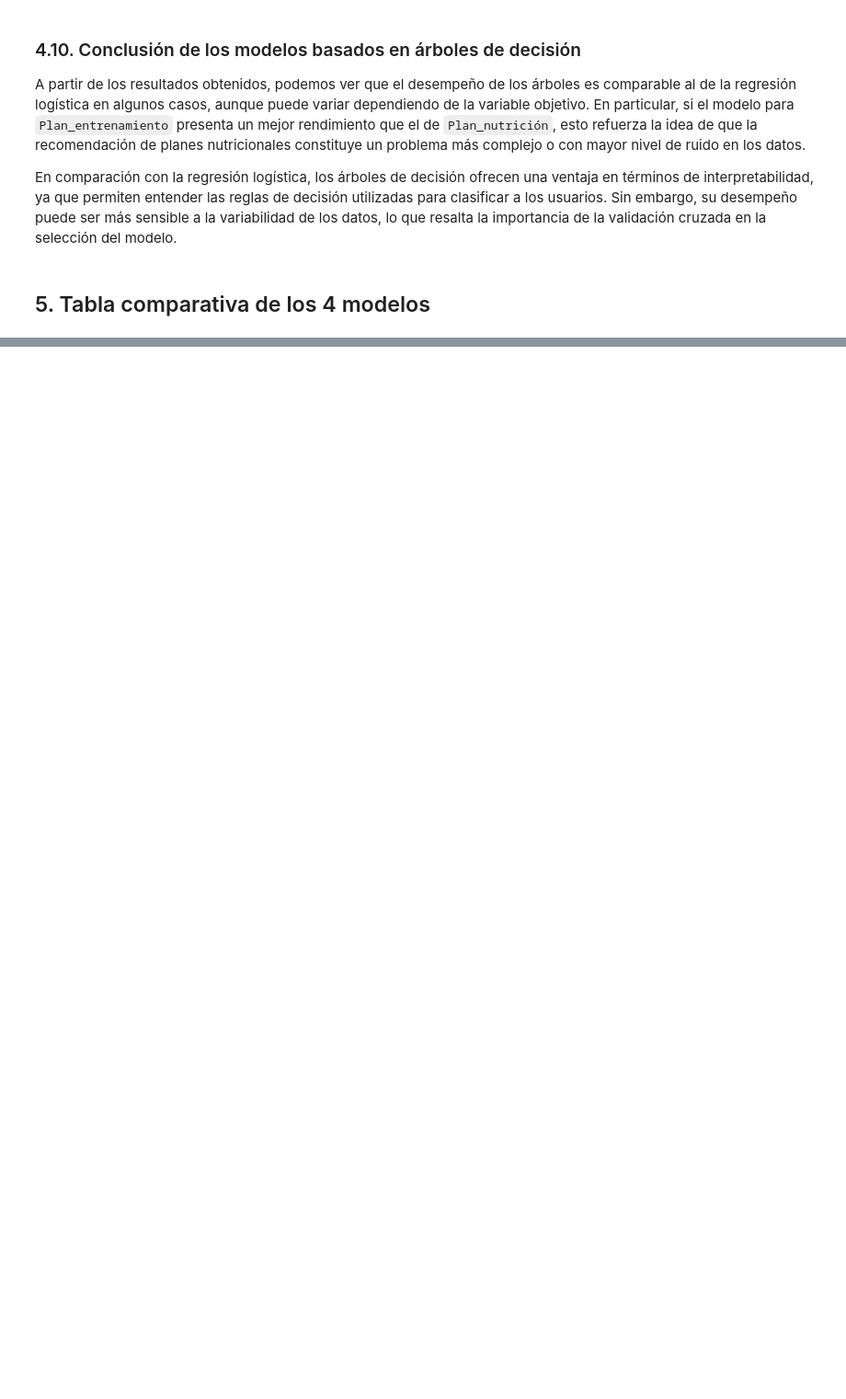
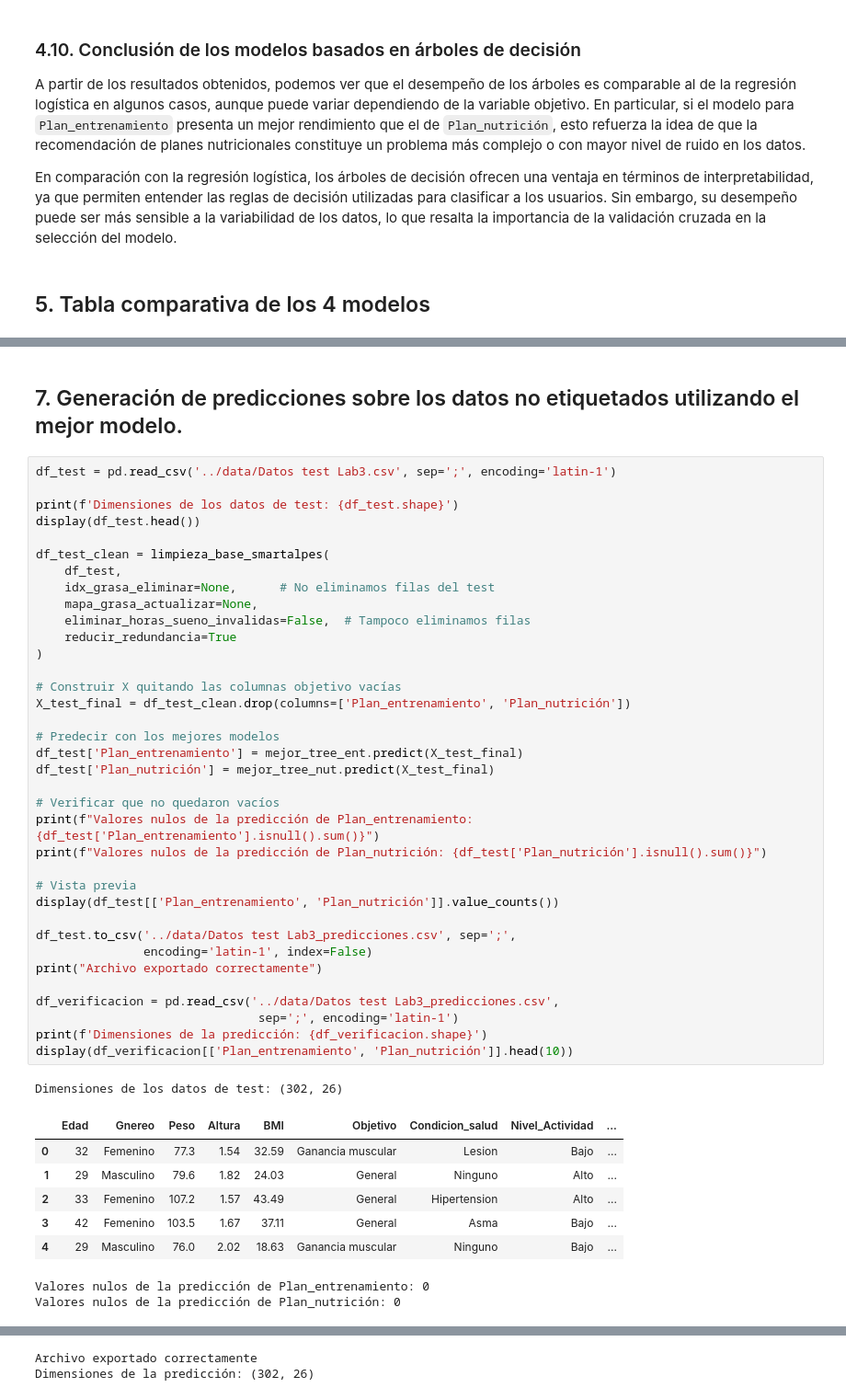
Before and after one commit to Dav1d10/MachineLearningLabs, a Jupyter notebook: Labs/Lab3.ipynb, the cells around one changed output, grey strips where cells are left out. Shown at 92% size. Saved outputs shown, nothing was run; the diff lists cells and outputs as text; blank space fills up the shorter version.

```diff
--- a/Labs/Lab3.ipynb
+++ b/Labs/Lab3.ipynb
@@ -1336,0 +1548,48 @@ En comparación con la regresión logística, los árboles de decisión ofrecen
+# %% [markdown]
+## 7. Generación de predicciones sobre los datos no etiquetados utilizando el mejor modelo.
+# %%
+df_test = pd.read_csv('../data/Datos test Lab3.csv', sep=';', encoding='latin-1')
+
+print(f'Dimensiones de los datos de test: {df_test.shape}')
+display(df_test.head())
+
+df_test_clean = limpieza_base_smartalpes(
+    df_test,
+    idx_grasa_eliminar=None,      # No eliminamos filas del test
+    mapa_grasa_actualizar=None,
+    eliminar_horas_sueno_invalidas=False,  # Tampoco eliminamos filas
+    reducir_redundancia=True
+)
+
+# Construir X quitando las columnas objetivo vacías
+X_test_final = df_test_clean.drop(columns=['Plan_entrenamiento', 'Plan_nutrición'])
+
+# Predecir con los mejores modelos
+df_test['Plan_entrenamiento'] = mejor_tree_ent.predict(X_test_final)
+df_test['Plan_nutrición'] = mejor_tree_nut.predict(X_test_final)
+
+# Verificar que no quedaron vacíos
+print(f"Valores nulos de la predicción de Plan_entrenamiento: {df_test['Plan_entrenamiento'].isnull().sum()}")
+print(f"Valores nulos de la predicción de Plan_nutrición: {df_test['Plan_nutrición'].isnull().sum()}")
+
+# Vista previa
+display(df_test[['Plan_entrenamiento', 'Plan_nutrición']].value_counts())
+
+df_test.to_csv('../data/Datos test Lab3_predicciones.csv', sep=';',
+               encoding='latin-1', index=False)
+print("Archivo exportado correctamente")
+
+df_verificacion = pd.read_csv('../data/Datos test Lab3_predicciones.csv',
+                               sep=';', encoding='latin-1')
+print(f'Dimensiones de la predicción: {df_verificacion.shape}')
+display(df_verificacion[['Plan_entrenamiento', 'Plan_nutrición']].head(10))
+# %% [output]
+Dimensiones de los datos de test: (302, 26)
+|  | Edad | Gnereo | Peso | Altura | BMI | Objetivo | Condicion_salud | Nivel_Actividad | ... |
+| 0 | 32 | Femenino | 77.3 | 1.54 | 32.59 | Ganancia muscular | Lesion | Bajo | ... |
+| 1 | 29 | Masculino | 79.6 | 1.82 | 24.03 | General | Ninguno | Alto | ... |
+| 2 | 33 | Femenino | 107.2 | 1.57 | 43.49 | General | Hipertension | Alto | ... |
+| 3 | 42 | Femenino | 103.5 | 1.67 | 37.11 | General | Asma | Bajo | ... |
+| 4 | 29 | Masculino | 76.0 | 2.02 | 18.63 | Ganancia muscular | Ninguno | Bajo | ... |
+Valores nulos de la predicción de Plan_entrenamiento: 0
+Valores nulos de la predicción de Plan_nutrición: 0
@@ -1336,0 +1613,2 @@ En comparación con la regresión logística, los árboles de decisión ofrecen
+Archivo exportado correctamente
+Dimensiones de la predicción: (302, 26)
```
Also changed, not shown: parts of 41 cells of this notebook, 1 other file.
